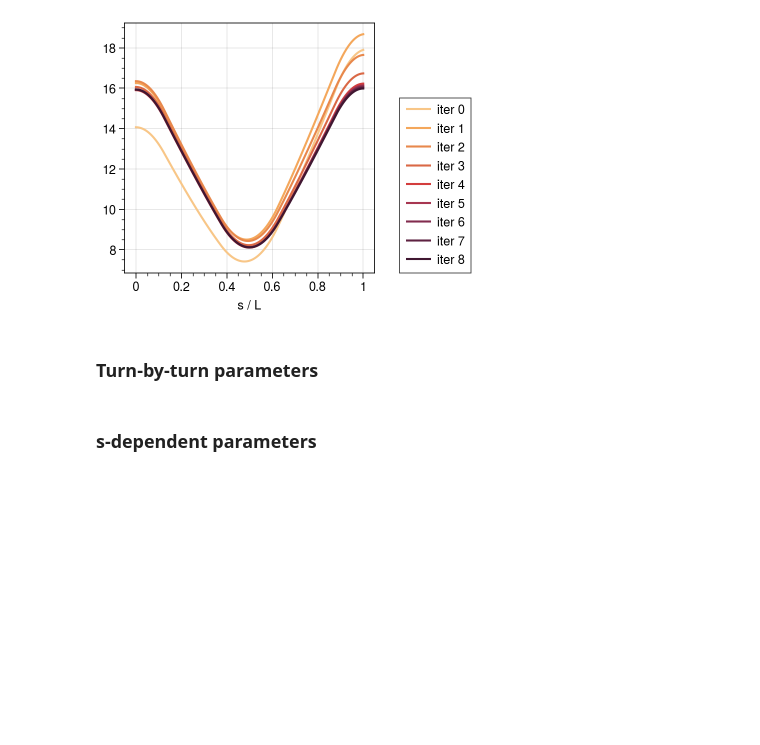
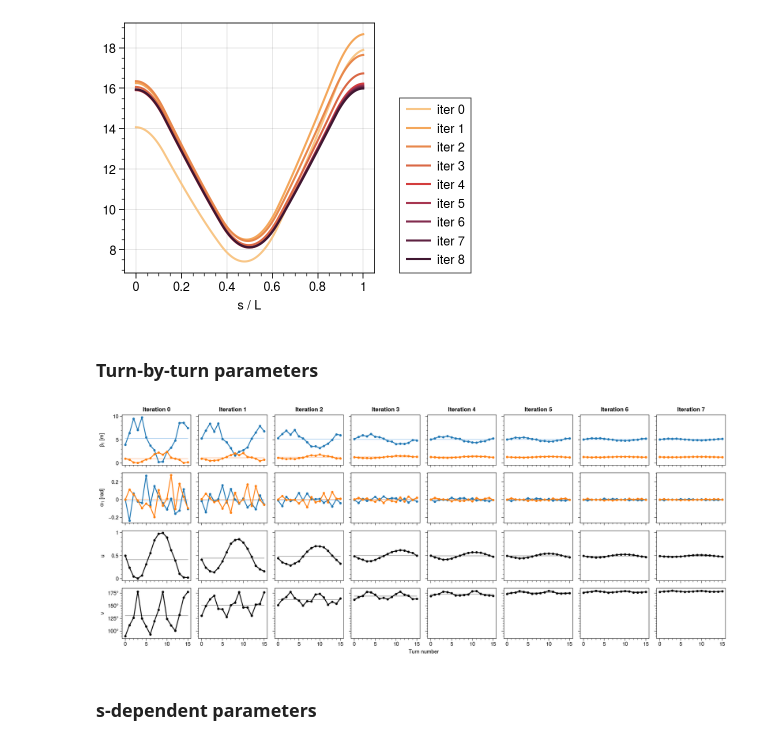
Before and after one commit to austin-hoover/accphys-tools, a Jupyter notebook: pyorbit_studies/matching/convergence/optimizer_progress/analysis.ipynb, the cells around one changed output. Cells and saved outputs as stored; diff of their text form; code cells hidden in the pictures; blank space fills up the shorter version.

Commit message:
Change plotting

```diff
--- a/pyorbit_studies/matching/convergence/optimizer_progress/analysis.ipynb
+++ b/pyorbit_studies/matching/convergence/optimizer_progress/analysis.ipynb
@@ -71,29 +71,31 @@ ax.format(xlabel='s / L')
 # %%
 nshow = 8
 
-data_kws = dict(lw=0, ls='-', marker='.', legend=False)
+data_kws = dict(lw=None, ls='-', marker='.', legend=False)
 mean_kws = dict(lw=0.75, ls='-', alpha=0.5, zorder=0)
 
 fig, axes = plot.subplots(nrows=4, ncols=nshow, figsize=(15, 6), spany=False, aligny=True)
 for j, stats in enumerate(stats_lists['tbt'][:nshow]):
     n = stats.twiss4D.shape[0]
     for i, cols in enumerate([['bx','by'], ['ax','ay'], ['u'], ['nu']]):
         ax = axes[i, j]
         color = 'k' if len(cols) == 1 else None
         data = stats.twiss4D[cols]
         data.plot(ax=ax, color=color, **data_kws)
         if len(cols) > 1:
             xavg, yavg = data.mean()
             ax.plot(list(range(n)), n * [xavg], color='blue7', **mean_kws)
             ax.plot(list(range(n)), n * [yavg], color='orange7', **mean_kws)
         else:
             avg = data.mean()
             ax.plot(list(range(n)), n * [avg], color='k', **mean_kws)
 
 axes.format(xlabel='Turn number', grid=False,
             toplabels=['Iteration {}'.format(i) for i in range(nshow)])
 axes[-1, 0].format(yformatter='deg')
 myplt.set_labels(axes[:, 0], [r'$\beta_{1}$ [m]', r'$\alpha_{1}$ [rad]', 'u', r'$\nu$'], 'ylabel')
+# %% [output]
+[figure, added]
 # %% [markdown]
 ### s-dependent parameters
 # %%
```
Also changed, not shown: parts of 1 cell of this notebook.
